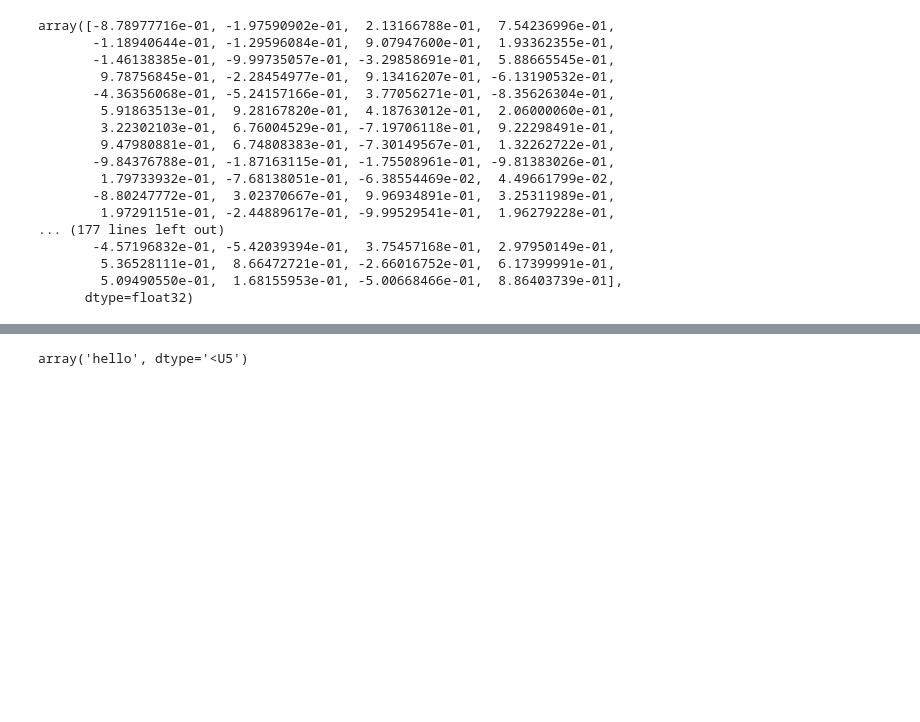
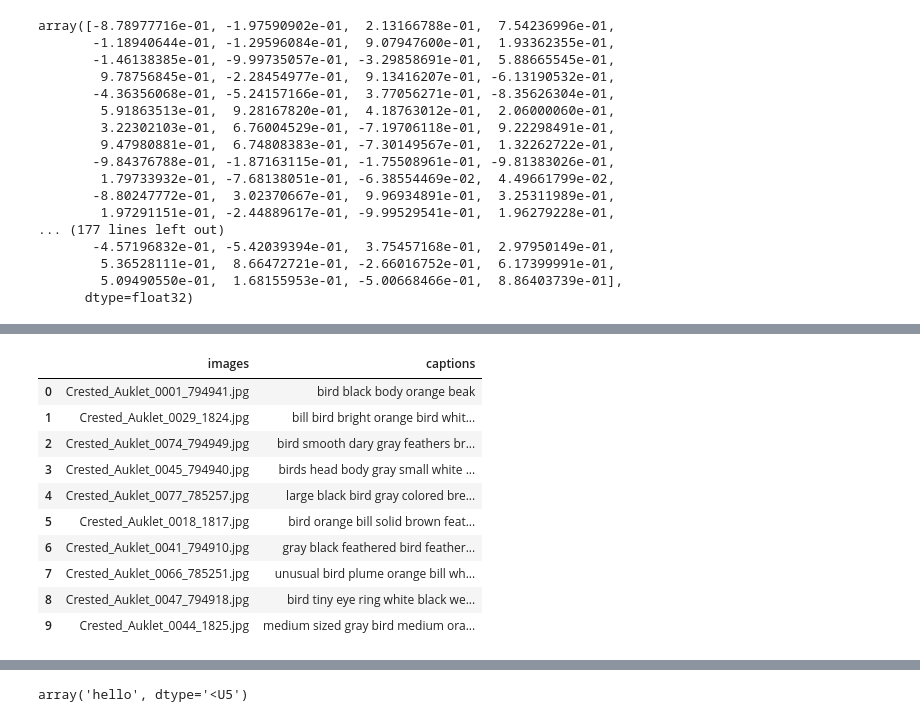
Before and after one commit to AhmedTammaa/text-to-image-GAN, a Jupyter notebook: Bert_embeddings.ipynb, the cells around one changed output, grey strips where cells are left out. Saved outputs shown, nothing was run; the diff lists cells and outputs as text; code cells hidden in the pictures; blank space fills up the shorter version.

```diff
--- a/Bert_embeddings.ipynb
+++ b/Bert_embeddings.ipynb
@@ -53,0 +82,16 @@ array([[0., 0., 0., 0., 0., 0., 0., 0., 0., 0., 0., 0., 0., 0., 0., 0.,
+# %%
+new_lol = cleanDataFrame(cleaned_final.copy())
+# %%
+new_lol.head(10)
+# %% [output]
+|  | images | captions |
+| 0 | Crested_Auklet_0001_794941.jpg | bird black body orange beak |
+| 1 | Crested_Auklet_0029_1824.jpg | bill bird bright orange bird whit... |
+| 2 | Crested_Auklet_0074_794949.jpg | bird smooth dary gray feathers br... |
+| 3 | Crested_Auklet_0045_794940.jpg | birds head body gray small white ... |
+| 4 | Crested_Auklet_0077_785257.jpg | large black bird gray colored bre... |
+| 5 | Crested_Auklet_0018_1817.jpg | bird orange bill solid brown feat... |
+| 6 | Crested_Auklet_0041_794910.jpg | gray black feathered bird feather... |
+| 7 | Crested_Auklet_0066_785251.jpg | unusual bird plume orange bill wh... |
+| 8 | Crested_Auklet_0047_794918.jpg | bird tiny eye ring white black we... |
+| 9 | Crested_Auklet_0044_1825.jpg | medium sized gray bird medium ora... |
```
Also changed, not shown: parts of 29 cells of this notebook, 1 other file.
